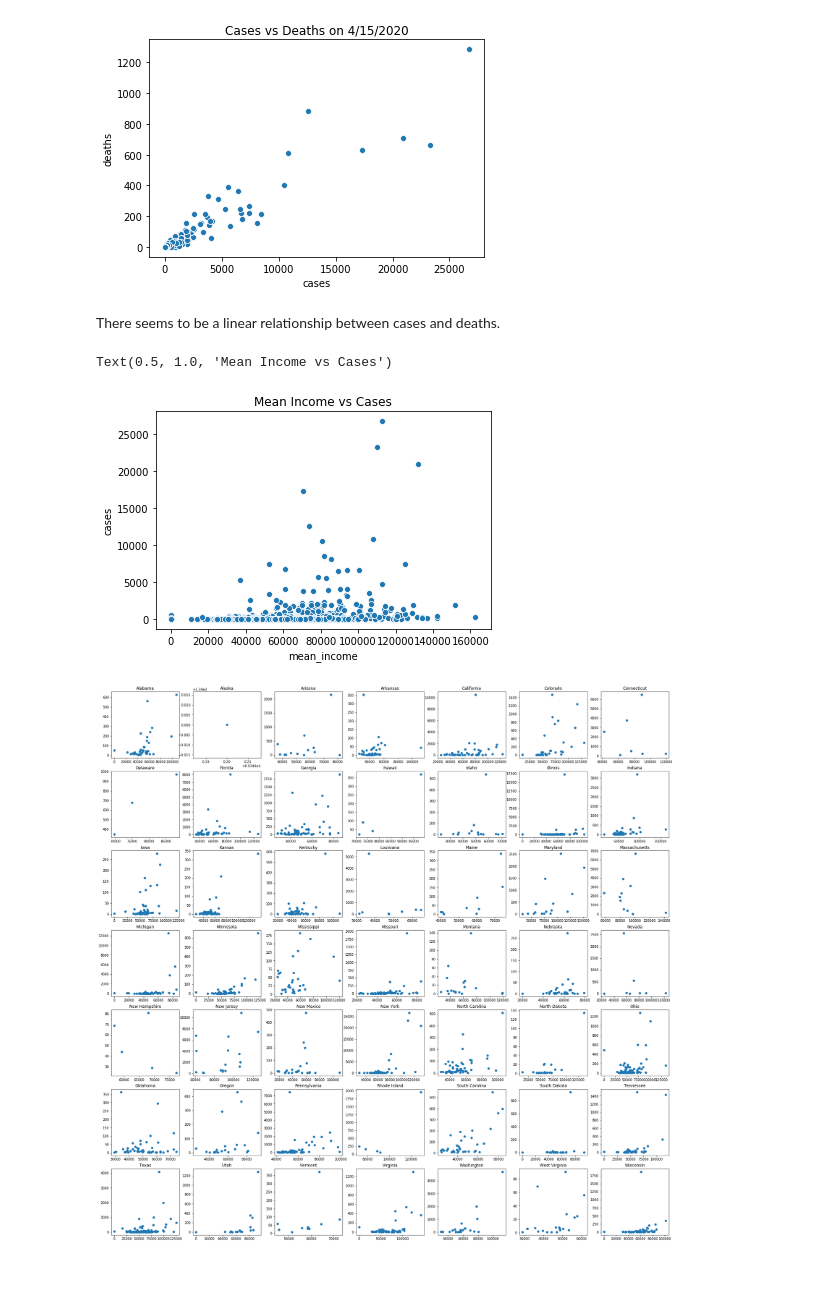
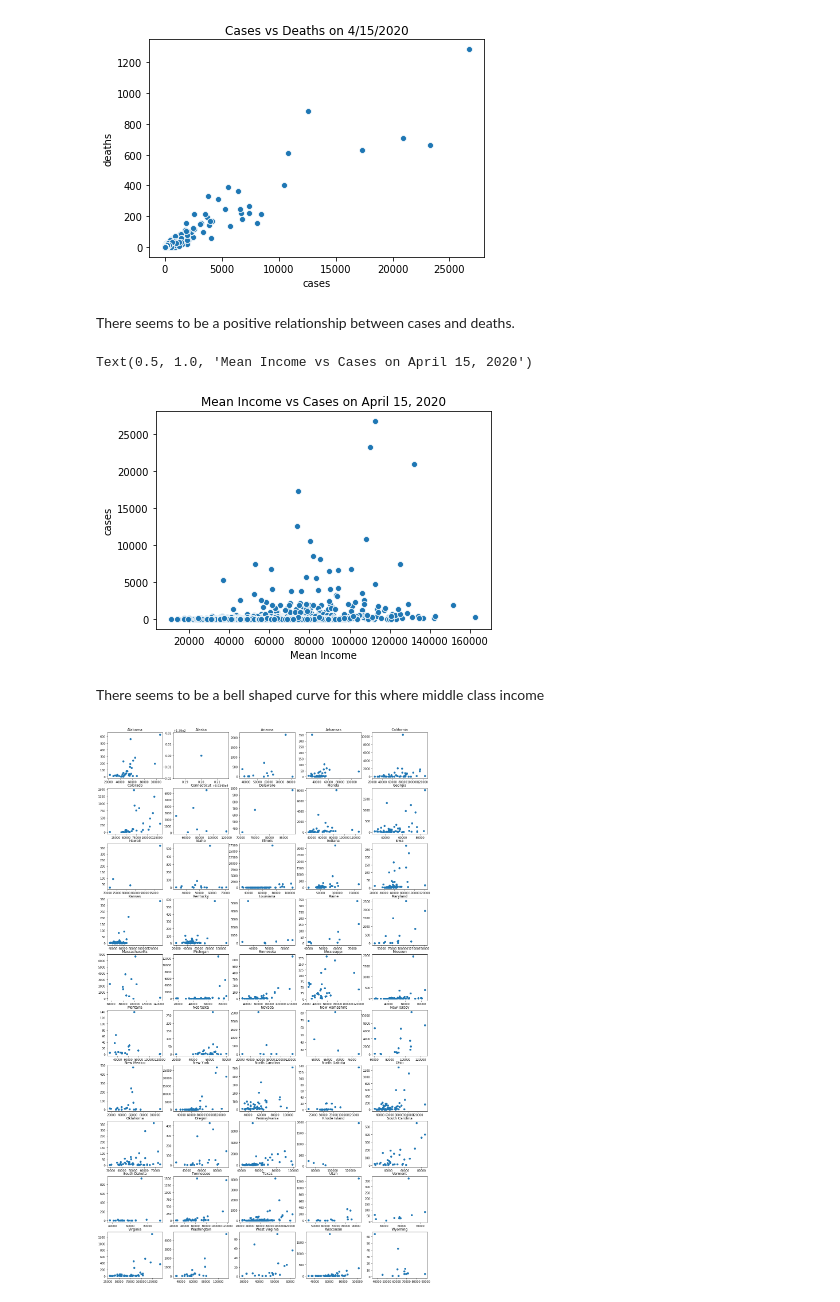
Before and after one commit to CSJohnLee/COVID19_Project, a Jupyter notebook: covid_eda_nusaputra.ipynb, the cells around one changed output. Saved outputs shown, nothing was run; the diff lists cells and outputs as text; code cells hidden in the pictures; blank space fills up the shorter version.

```diff
--- a/covid_eda_nusaputra.ipynb
+++ b/covid_eda_nusaputra.ipynb
@@ -52 +64,3 @@ income_data.describe()
+# %%
+income_data = income_data[income_data['Mean']>0]
 # %%
@@ -134,12 +146,12 @@ plt.title('Cases vs Deaths on 4/15/2020')
 Text(0.5, 1.0, 'Cases vs Deaths on 4/15/2020')
 [figure]
 # %% [markdown]
-There seems to be a linear relationship between cases and deaths.
+There seems to be a positive relationship between cases and deaths.
 # %%
 # Mean income by cases graph
 ax = sns.scatterplot(x='mean_income', y='cases', data=max_date)
-plt.xlabel('mean_income')
-plt.title('Mean Income vs Cases')
+plt.xlabel('Mean Income')
+plt.title('Mean Income vs Cases on April 15, 2020')
 # %% [output]
-Text(0.5, 1.0, 'Mean Income vs Cases')
+Text(0.5, 1.0, 'Mean Income vs Cases on April 15, 2020')
-[figure, old version]
+[figure, new version]
@@ -148,20 +158,23 @@ There seems to be a bell shaped curve for this where middle class income
+# %% [markdown]
+There seems to be a bell shaped curve for this where middle class income
 # %%
 # graph of cases and mean income
 
-fig, axs = plt.subplots(7,7, figsize=(30,30))
+fig, axs = plt.subplots(10,5, figsize=(20,35))
 
 count=0
 
-for i in range(0,7):
-    for j in range(0,7):
+for i in range(0,10):
+    for j in range(0,5):
         data = max_date[max_date.state == list(max_date['state'].unique())[count]]
         axs[i,j].scatter(x='mean_income', y='cases', data=data)
         axs[i,j].set_title(list(max_date['state'].unique())[count])
         count+=1
 
+
 # list(max_date['state'].unique())
 # %% [output]
-[figure, old version]
+[figure, new version]
 # %%
 # graph of cases and deaths
 
```
Also changed, not shown: parts of 14 cells of this notebook, 1 other file.
